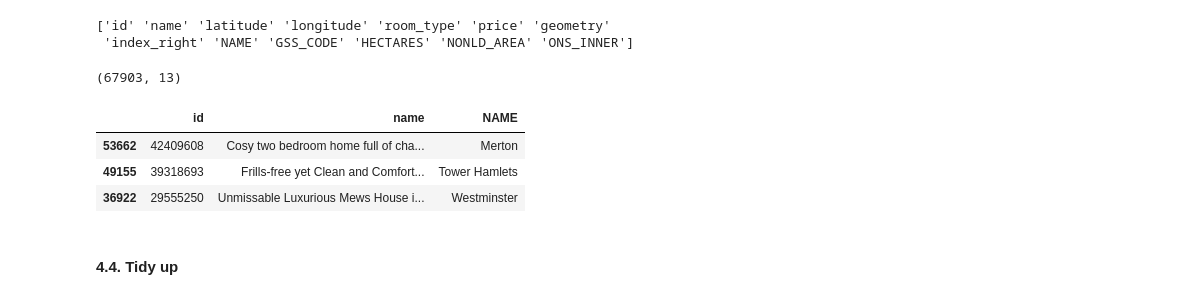
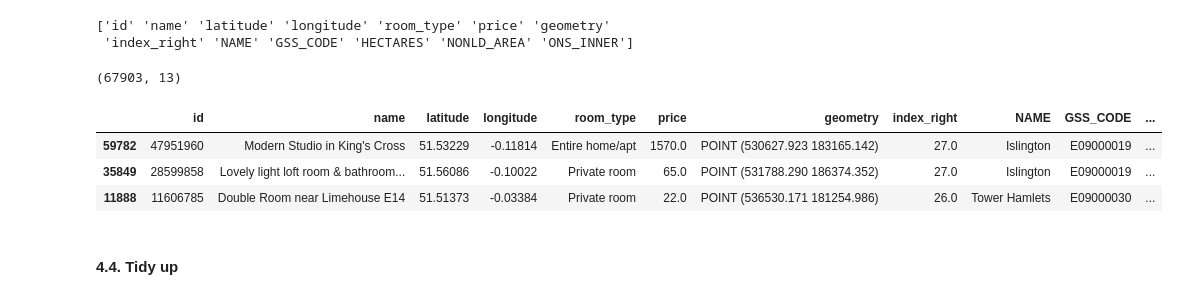
Before and after one commit to joeylizh/i2p, a Jupyter notebook: assessments/coursework3/Assessment_3_Reproducible_Analysis.ipynb, the cells around one changed output. Drawn from its saved outputs; the diff is of its cells as text; code cells hidden in the pictures.

```diff
--- a/assessments/coursework3/Assessment_3_Reproducible_Analysis.ipynb
+++ b/assessments/coursework3/Assessment_3_Reproducible_Analysis.ipynb
@@ -165,13 +251,13 @@ print(gdf_la.columns.values)
  'index_right' 'NAME' 'GSS_CODE' 'HECTARES' 'NONLD_AREA' 'ONS_INNER']
 # %%
 print(gdf_la.shape)
-gdf_la.sample(3, random_state=42)[['id','name','NAME']]
+gdf_la.sample(3)
 # %% [output]
 (67903, 13)
-|  | id | name | NAME |
-| 53662 | 42409608 | Cosy two bedroom home full of cha... | Merton |
-| 49155 | 39318693 | Frills-free yet Clean and Comfort... | Tower Hamlets |
-| 36922 | 29555250 | Unmissable Luxurious Mews House i... | Westminster |
+|  | id | name | latitude | longitude | room_type | price | geometry | index_right | NAME | GSS_CODE | ... |
+| 59782 | 47951960 | Modern Studio in King's Cross | 51.53229 | -0.11814 | Entire home/apt | 1570.0 | POINT (530627.923 183165.142) | 27.0 | Islington | E09000019 | ... |
+| 35849 | 28599858 | Lovely light loft room & bathroom... | 51.56086 | -0.10022 | Private room | 65.0 | POINT (531788.290 186374.352) | 27.0 | Islington | E09000019 | ... |
+| 11888 | 11606785 | Double Room near Limehouse E14 | 51.51373 | -0.03384 | Private room | 22.0 | POINT (536530.171 181254.986) | 26.0 | Tower Hamlets | E09000030 | ... |
 # %% [markdown]
 #### 4.4. Tidy up
 # %%
```
Also changed, not shown: parts of 48 cells of this notebook, 4 other files.
